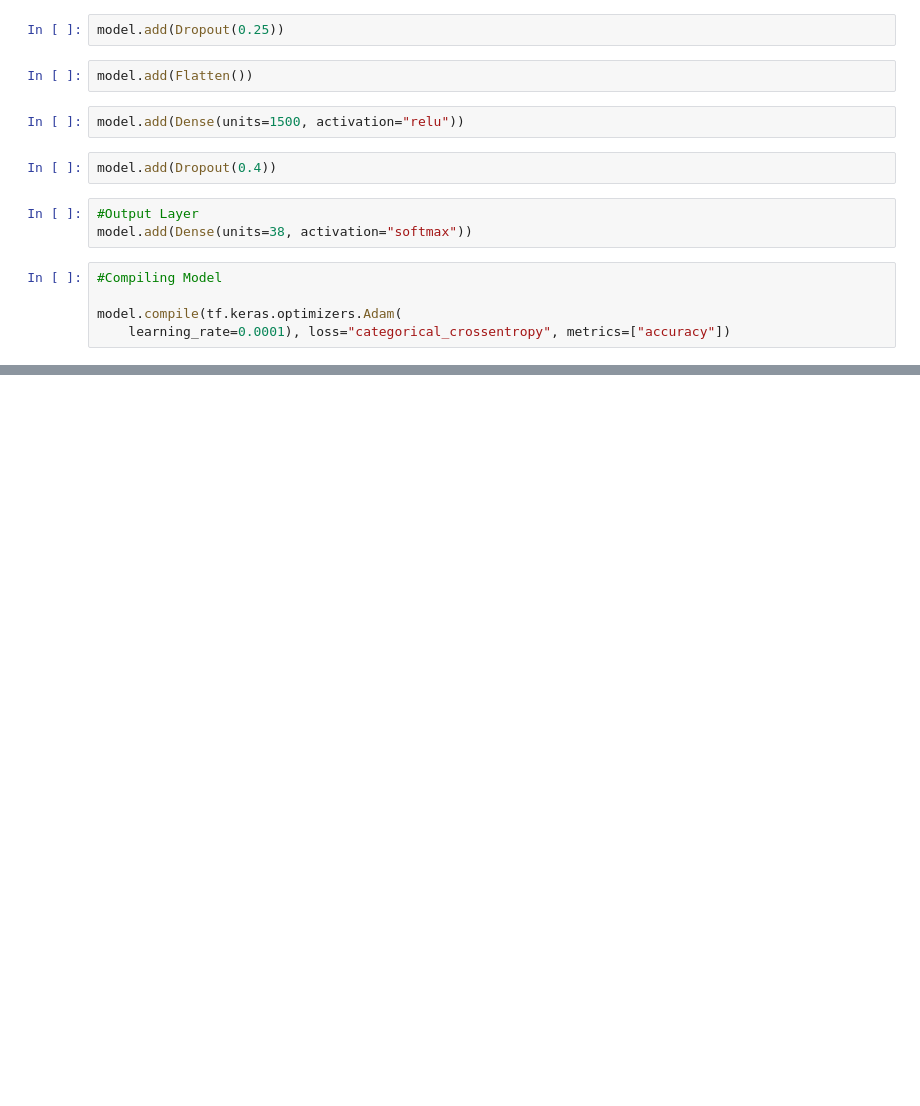
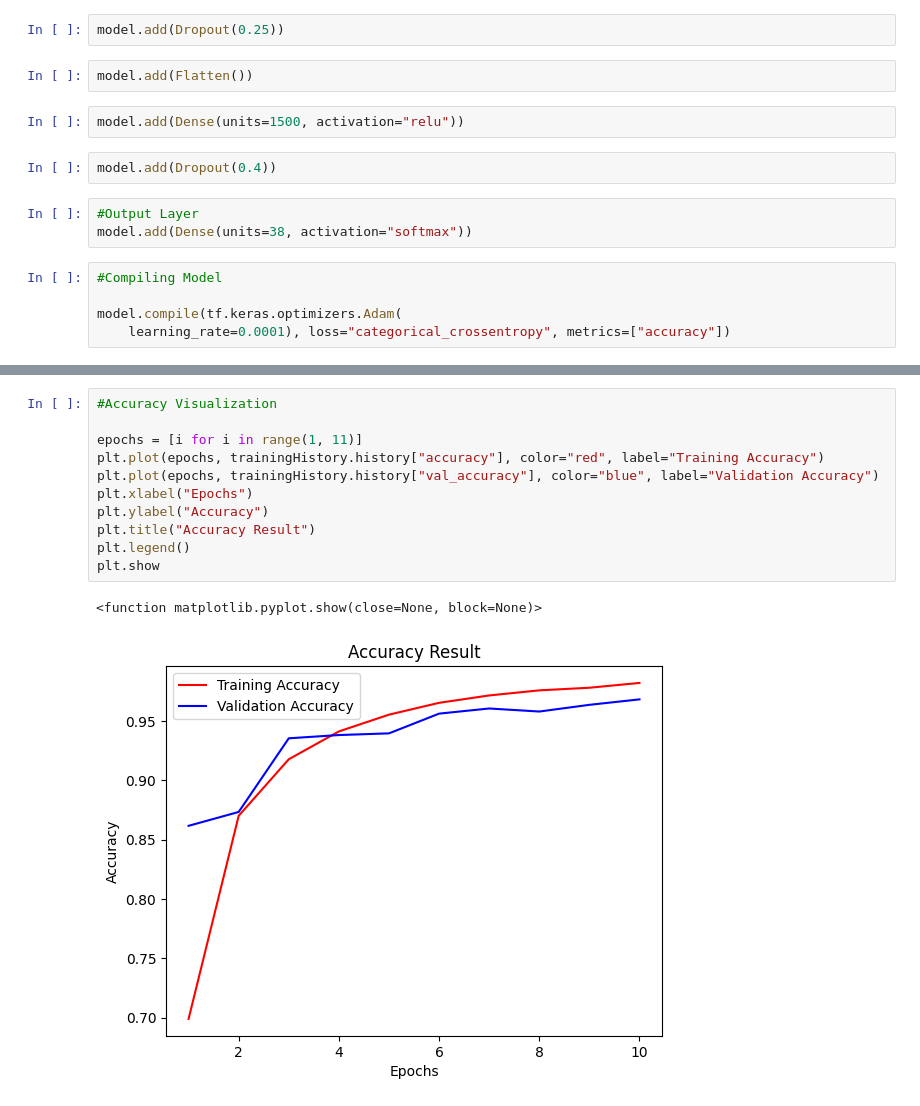
Before and after one commit to SrayanBhattacharya/Leaf-Disease-Detection, a Jupyter notebook: training.ipynb, the cells around one changed output, grey strips where cells are left out. Cells and saved outputs as stored; diff of their text form; blank space fills up the shorter version.

```diff
--- a/training.ipynb
+++ b/training.ipynb
@@ -152,0 +201,14 @@ Epoch 10/10
+# %%
+#Accuracy Visualization
+
+epochs = [i for i in range(1, 11)]
+plt.plot(epochs, trainingHistory.history["accuracy"], color="red", label="Training Accuracy")
+plt.plot(epochs, trainingHistory.history["val_accuracy"], color="blue", label="Validation Accuracy")
+plt.xlabel("Epochs")
+plt.ylabel("Accuracy")
+plt.title("Accuracy Result")
+plt.legend()
+plt.show
+# %% [output]
+<function matplotlib.pyplot.show(close=None, block=None)>
+[figure, added]
```
Also changed, not shown: parts of 11 cells of this notebook, 1 other file.
